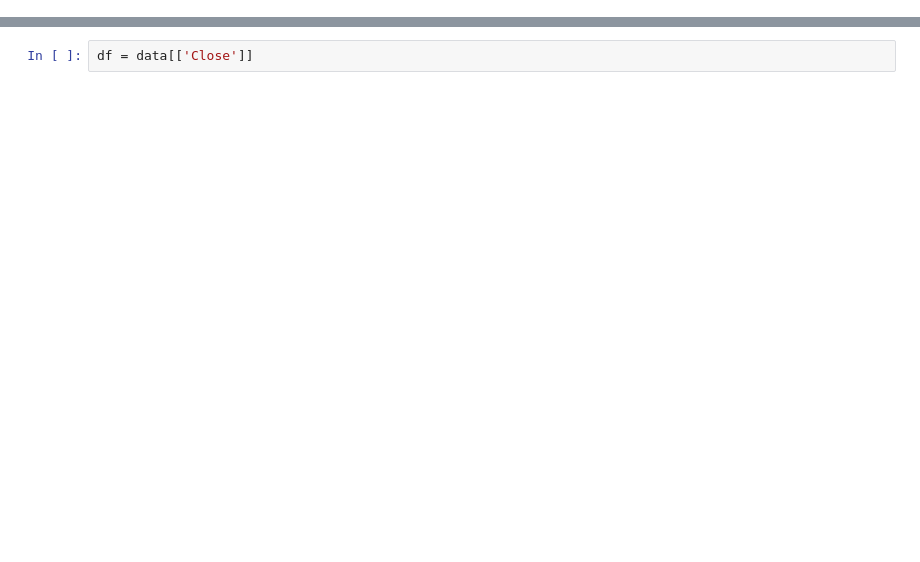
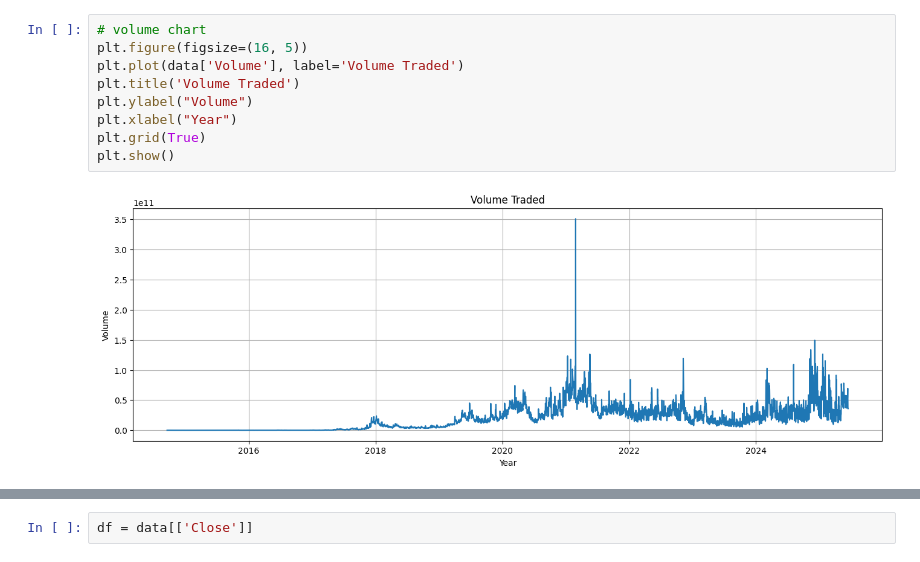
Before and after one commit to yoru0/forecasting-lab, a Jupyter notebook: StockForecasting.ipynb, the cells around one changed output, grey strips where cells are left out. Saved outputs shown, nothing was run; the diff lists cells and outputs as text; blank space fills up the shorter version.

```diff
--- a/StockForecasting.ipynb
+++ b/StockForecasting.ipynb
@@ -52,0 +76,11 @@ data
+# %%
+# volume chart
+plt.figure(figsize=(16, 5))
+plt.plot(data['Volume'], label='Volume Traded')
+plt.title('Volume Traded')
+plt.ylabel("Volume")
+plt.xlabel("Year")
+plt.grid(True)
+plt.show()
+# %% [output]
+[figure, added]
```
Also changed, not shown: parts of 23 cells of this notebook, 2 other files.
